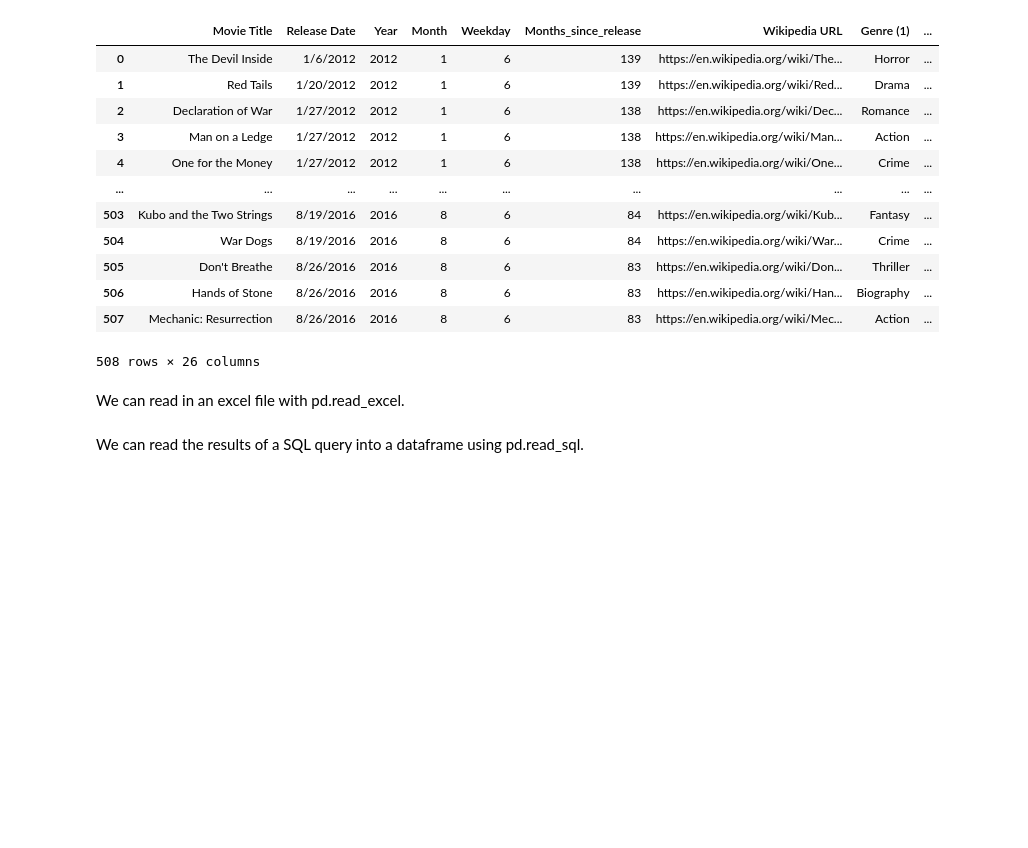
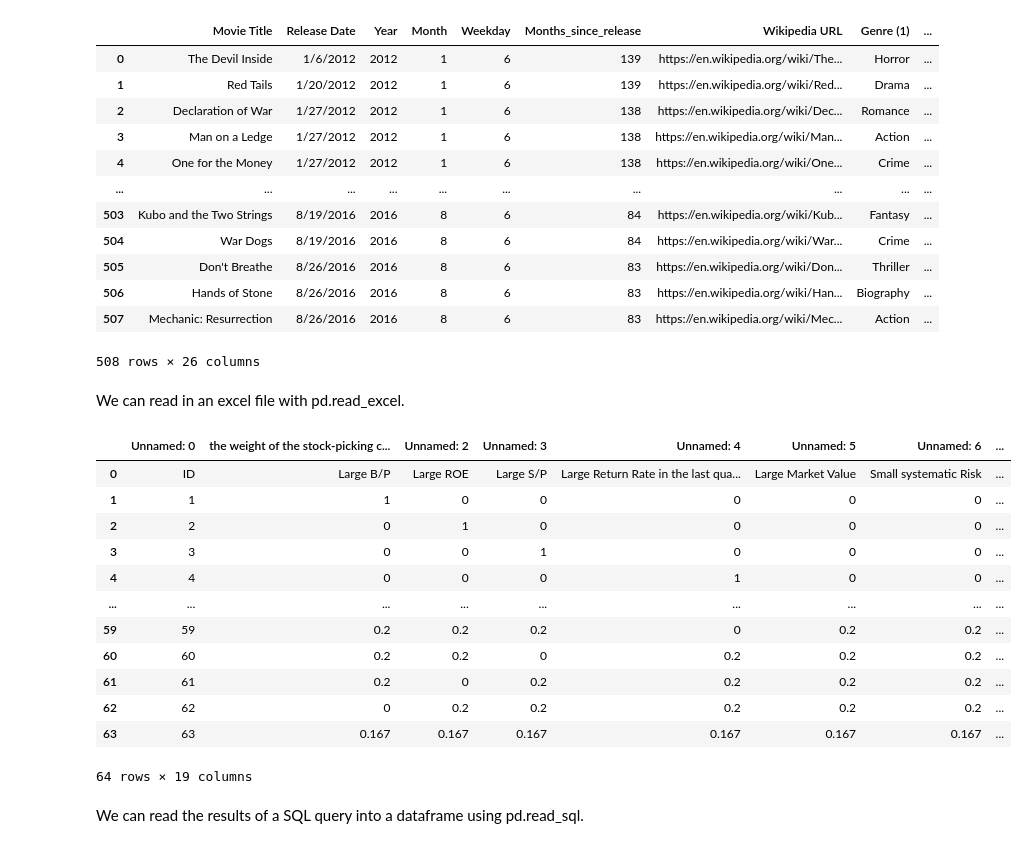
Before and after one commit to CodeupClassroom/somerville-classification-exercises, a Jupyter notebook: acquire_lesson.ipynb, the cells around one changed output. Drawn from its saved outputs; the diff is of its cells as text; code cells hidden in the pictures; blank space fills up the shorter version.

```diff
--- a/acquire_lesson.ipynb
+++ b/acquire_lesson.ipynb
@@ -32,5 +32,21 @@ pd.read_csv(export_url)
 508 rows × 26 columns
 # %% [markdown]
 We can read in an excel file with pd.read_excel.
+# %%
+pd.read_excel('stock_performance.xlsx')
+# %% [output]
+|  | Unnamed: 0 | the weight of the stock-picking c... | Unnamed: 2 | Unnamed: 3 | Unnamed: 4 | Unnamed: 5 | Unnamed: 6 | ... |
+| 0 | ID | Large B/P | Large ROE | Large S/P | Large Return Rate in the last qua... | Large Market Value | Small systematic Risk | ... |
+| 1 | 1 | 1 | 0 | 0 | 0 | 0 | 0 | ... |
+| 2 | 2 | 0 | 1 | 0 | 0 | 0 | 0 | ... |
+| 3 | 3 | 0 | 0 | 1 | 0 | 0 | 0 | ... |
+| 4 | 4 | 0 | 0 | 0 | 1 | 0 | 0 | ... |
+| ... | ... | ... | ... | ... | ... | ... | ... | ... |
+| 59 | 59 | 0.2 | 0.2 | 0.2 | 0 | 0.2 | 0.2 | ... |
+| 60 | 60 | 0.2 | 0.2 | 0 | 0.2 | 0.2 | 0.2 | ... |
+| 61 | 61 | 0.2 | 0 | 0.2 | 0.2 | 0.2 | 0.2 | ... |
+| 62 | 62 | 0 | 0.2 | 0.2 | 0.2 | 0.2 | 0.2 | ... |
+| 63 | 63 | 0.167 | 0.167 | 0.167 | 0.167 | 0.167 | 0.167 | ... |
+64 rows × 19 columns
 # %% [markdown]
 We can read the results of a SQL query into a dataframe using pd.read_sql.
```
Also changed, not shown: parts of 10 cells of this notebook.
